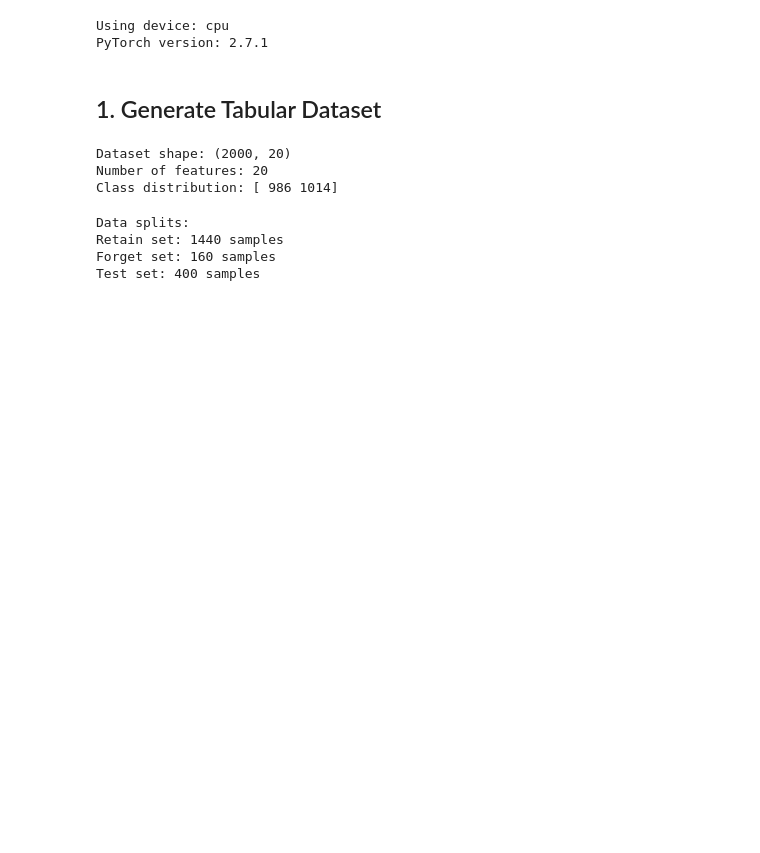
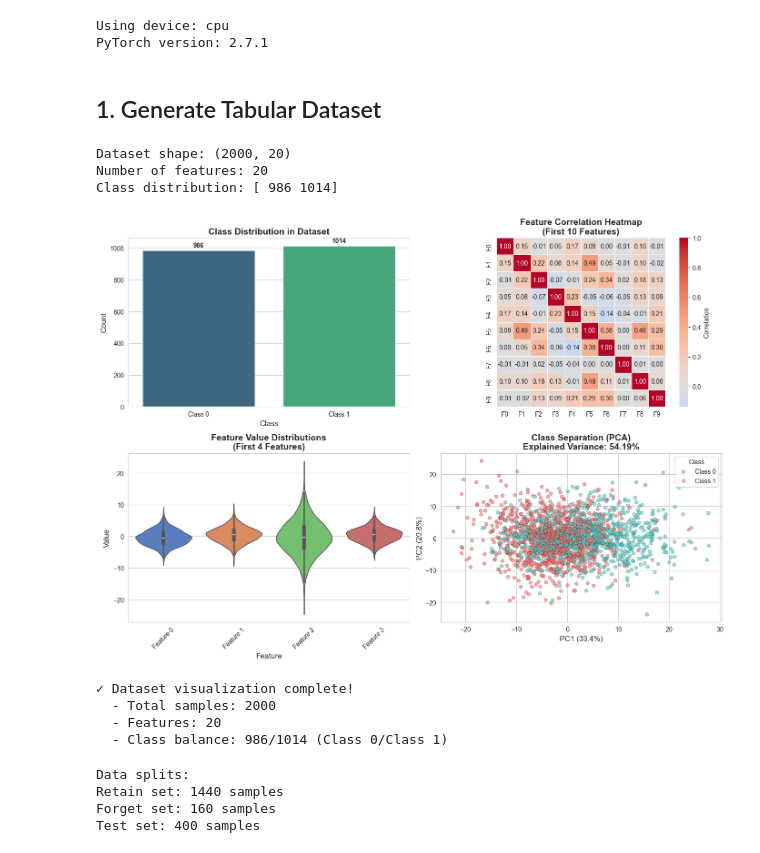
Before and after one commit to em1ttal/TFG, a Jupyter notebook: Codes/notebooks/noise_based_machine_unlearning.ipynb, the cells around one changed output. Saved outputs shown, nothing was run; the diff lists cells and outputs as text; code cells hidden in the pictures; blank space fills up the shorter version.

```diff
--- a/Codes/notebooks/noise_based_machine_unlearning.ipynb
+++ b/Codes/notebooks/noise_based_machine_unlearning.ipynb
@@ -152,6 +152,83 @@ print(f"Class distribution: {np.bincount(y)}")
 Dataset shape: (2000, 20)
 Number of features: 20
 Class distribution: [ 986 1014]
+# %%
+# ============================================================================
+# DATA VISUALIZATION: Understanding the Dataset
+# ============================================================================
+
+# Set seaborn style for better-looking plots
+sns.set_style("whitegrid")
+sns.set_palette("husl")
+
+fig, axes = plt.subplots(2, 2, figsize=(14, 10))
+
+# 1. Class Distribution
+ax = axes[0, 0]
+class_counts = pd.Series(y).value_counts().sort_index()
+sns.barplot(x=class_counts.index, y=class_counts.values, ax=ax, palette="viridis")
+ax.set_title('Class Distribution in Dataset', fontsize=14, fontweight='bold')
+ax.set_xlabel('Class', fontsize=12)
+ax.set_ylabel('Count', fontsize=12)
+ax.set_xticklabels(['Class 0', 'Class 1'])
+for i, v in enumerate(class_counts.values):
+    ax.text(i, v + 20, str(v), ha='center', fontweight='bold')
+
+# 2. Feature Correlation Heatmap (first 10 features for readability)
+ax = axes[0, 1]
+feature_df = pd.DataFrame(X[:, :10], columns=[f'F{i}' for i in range(10)])
+correlation_matrix = feature_df.corr()
+sns.heatmap(correlation_matrix, annot=True, fmt='.2f', cmap='coolwarm',
+            center=0, ax=ax, cbar_kws={'label': 'Correlation'},
+            square=True, linewidths=0.5)
+ax.set_title('Feature Correlation Heatmap\n(First 10 Features)', fontsize=14, fontweight='bold')
+
+# 3. Feature Distribution for First 4 Features
+ax = axes[1, 0]
+feature_data = pd.DataFrame({
+    'Feature 0': X[:, 0],
+    'Feature 1': X[:, 1],
+    'Feature 2': X[:, 2],
+    'Feature 3': X[:, 3],
+})
+feature_data_melted = feature_data.melt(var_name='Feature', value_name='Value')
+sns.violinplot(data=feature_data_melted, x='Feature', y='Value', ax=ax, palette="muted")
+ax.set_title('Feature Value Distributions\n(First 4 Features)', fontsize=14, fontweight='bold')
+ax.set_xlabel('Feature', fontsize=12)
+ax.set_ylabel('Value', fontsize=12)
+ax.tick_params(axis='x', rotation=45)
+
+# 4. Class Separation Visualization (using first 2 principal components)
+ax = axes[1, 1]
+from sklearn.decomposition import PCA
+pca = PCA(n_components=2)
+X_pca = pca.fit_transform(X)
+scatter_df = pd.DataFrame({
+    'PC1': X_pca[:, 0],
+    'PC2': X_pca[:, 1],
+    'Class': y
+})
+sns.scatterplot(data=scatter_df, x='PC1', y='PC2', hue='Class',
+                palette=['#FF6B6B', '#4ECDC4'], ax=ax, s=30, alpha=0.6, edgecolor='black', linewidth=0.3)
+ax.set_title(f'Class Separation (PCA)\nExplained Variance: {pca.explained_variance_ratio_.sum():.2%}',
+             fontsize=14, fontweight='bold')
+ax.set_xlabel(f'PC1 ({pca.explained_variance_ratio_[0]:.1%})', fontsize=12)
+ax.set_ylabel(f'PC2 ({pca.explained_variance_ratio_[1]:.1%})', fontsize=12)
+ax.legend(title='Class', labels=['Class 0', 'Class 1'])
+
+plt.tight_layout()
+plt.show()
+
+print("✓ Dataset visualization complete!")
+print(f"  - Total samples: {len(X)}")
+print(f"  - Features: {X.shape[1]}")
+print(f"  - Class balance: {class_counts.values[0]}/{class_counts.values[1]} (Class 0/Class 1)")
+# %% [output]
+[figure, added]
+✓ Dataset visualization complete!
+  - Total samples: 2000
+  - Features: 20
+  - Class balance: 986/1014 (Class 0/Class 1)
 # %%
 # need to split data into 3 sets for unlearning:
 # - retain set (what model should keep knowing)
```
Also changed, not shown: parts of 18 cells of this notebook.
